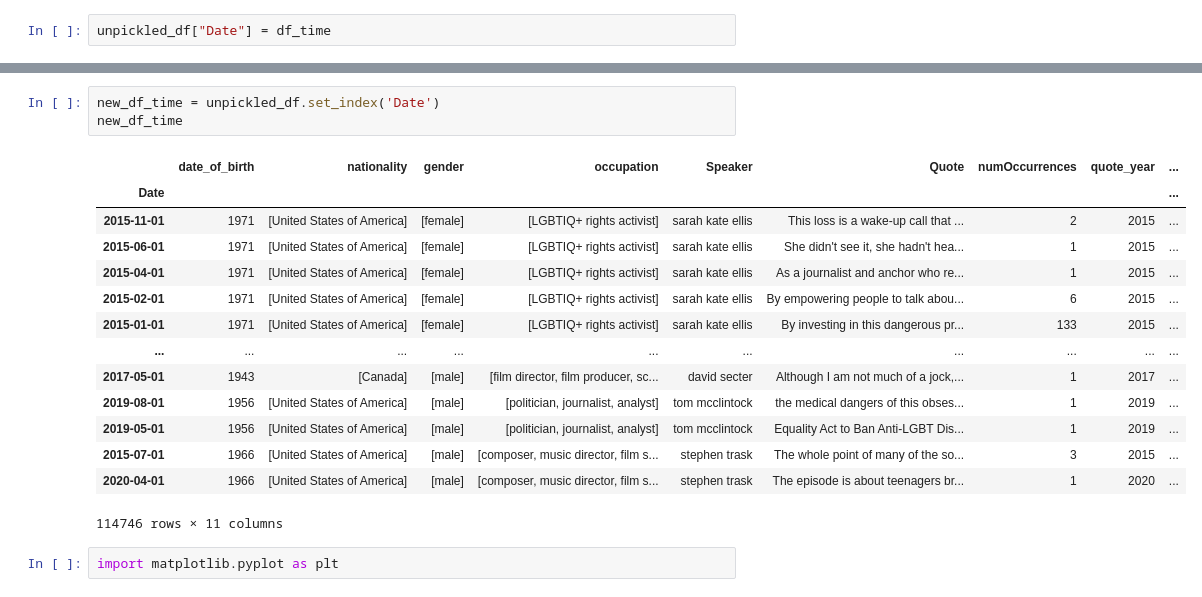
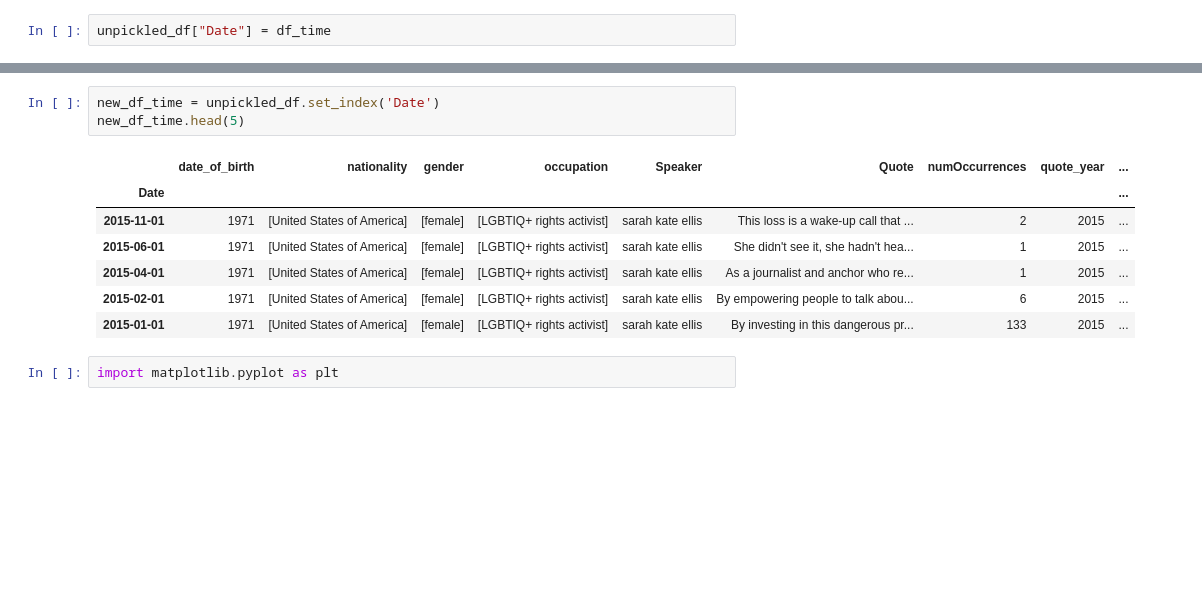
Before and after one commit to epfl-ada/ada-2021-project-fadalbazooka, a Jupyter notebook: SentimentAnalysis.ipynb, the cells around one changed output, grey strips where cells are left out. Cells and saved outputs as stored; diff of their text form; blank space fills up the shorter version.

```diff
--- a/SentimentAnalysis.ipynb
+++ b/SentimentAnalysis.ipynb
@@ -132,20 +110,13 @@ unpickled_df
 # %%
 new_df_time = unpickled_df.set_index('Date')
-new_df_time
+new_df_time.head(5)
 # %% [output]
 |  | date_of_birth | nationality | gender | occupation | Speaker | Quote | numOccurrences | quote_year | ... |
 | Date |  |  |  |  |  |  |  |  | ... |
 | 2015-11-01 | 1971 | [United States of America] | [female] | [LGBTIQ+ rights activist] | sarah kate ellis | This loss is a wake-up call that ... | 2 | 2015 | ... |
 | 2015-06-01 | 1971 | [United States of America] | [female] | [LGBTIQ+ rights activist] | sarah kate ellis | She didn't see it, she hadn't hea... | 1 | 2015 | ... |
 | 2015-04-01 | 1971 | [United States of America] | [female] | [LGBTIQ+ rights activist] | sarah kate ellis | As a journalist and anchor who re... | 1 | 2015 | ... |
 | 2015-02-01 | 1971 | [United States of America] | [female] | [LGBTIQ+ rights activist] | sarah kate ellis | By empowering people to talk abou... | 6 | 2015 | ... |
 | 2015-01-01 | 1971 | [United States of America] | [female] | [LGBTIQ+ rights activist] | sarah kate ellis | By investing in this dangerous pr... | 133 | 2015 | ... |
-| ... | ... | ... | ... | ... | ... | ... | ... | ... | ... |
-| 2017-05-01 | 1943 | [Canada] | [male] | [film director, film producer, sc... | david secter | Although I am not much of a jock,... | 1 | 2017 | ... |
-| 2019-08-01 | 1956 | [United States of America] | [male] | [politician, journalist, analyst] | tom mcclintock | the medical dangers of this obses... | 1 | 2019 | ... |
-| 2019-05-01 | 1956 | [United States of America] | [male] | [politician, journalist, analyst] | tom mcclintock | Equality Act to Ban Anti-LGBT Dis... | 1 | 2019 | ... |
-| 2015-07-01 | 1966 | [United States of America] | [male] | [composer, music director, film s... | stephen trask | The whole point of many of the so... | 3 | 2015 | ... |
-| 2020-04-01 | 1966 | [United States of America] | [male] | [composer, music director, film s... | stephen trask | The episode is about teenagers br... | 1 | 2020 | ... |
-114746 rows × 11 columns
 # %%
 import matplotlib.pyplot as plt
```
Also changed, not shown: parts of 12 cells of this notebook.
